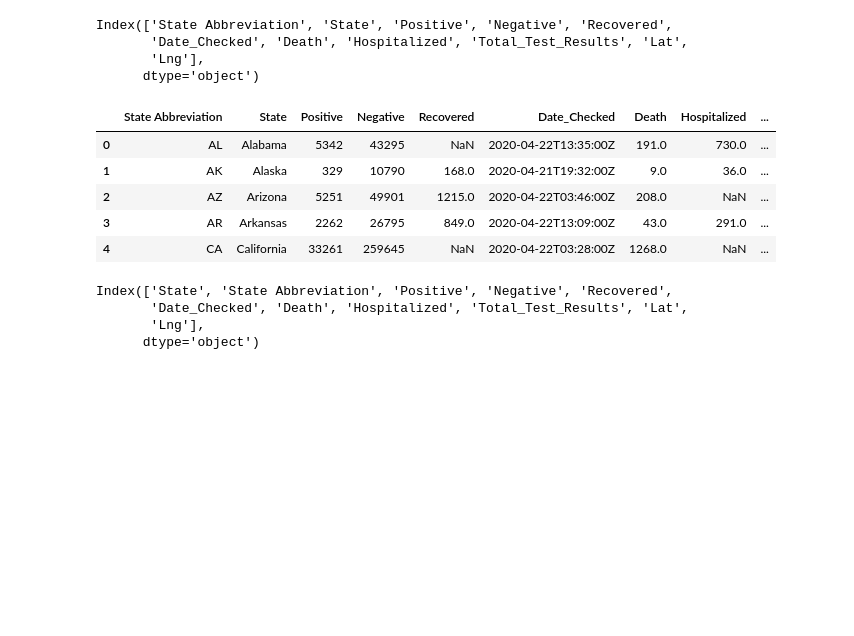
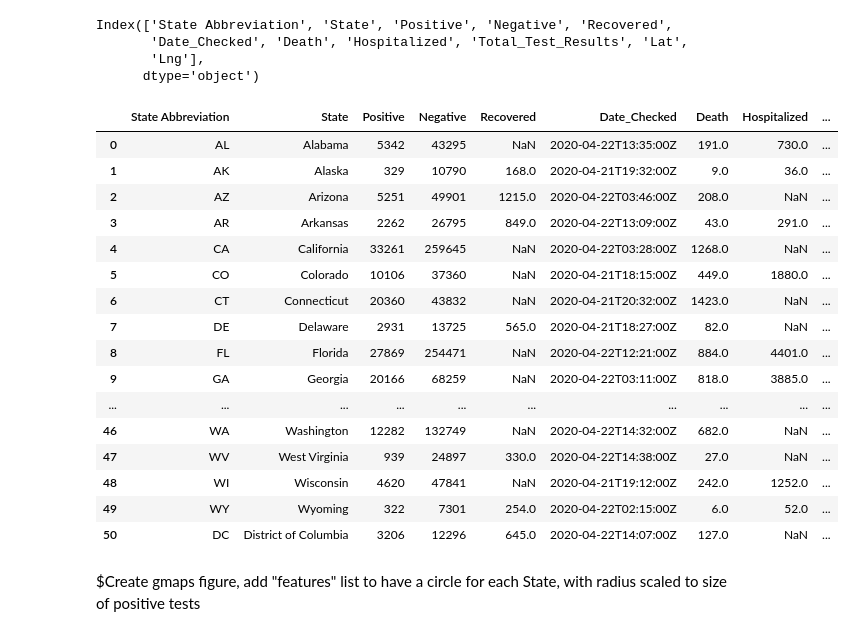
Before and after one commit to zenfinity/MNvsNationalCovid, a Jupyter notebook: Team6Proj1_gmaps.ipynb, the cells around one changed output. Drawn from its saved outputs; the diff is of its cells as text; code cells hidden in the pictures; blank space fills up the shorter version.

```diff
--- a/Team6Proj1_gmaps.ipynb
+++ b/Team6Proj1_gmaps.ipynb
@@ -54,47 +55,55 @@ params = {"key": g_key}
 
 # Loop through the cities_pd and run a lat/long search for each city
 for index, row in revised_history_df.iterrows():
     base_url = "https://maps.googleapis.com/maps/api/geocode/json"
 
     state = row['State']
 
     # update address key value
     params['address'] = f"{state}"
 
     # make request
     states_lat_lng = requests.get(base_url, params=params)
 
     # print the cities_lat_lng url, avoid doing for public github repos in order to avoid exposing key
     # print(cities_lat_lng.url)
 
     # convert to json
     states_lat_lng = states_lat_lng.json()
 
     revised_history_df.loc[index, "Lat"] = states_lat_lng["results"][0]["geometry"]["location"]["lat"]
     revised_history_df.loc[index, "Lng"] = states_lat_lng["results"][0]["geometry"]["location"]["lng"]
 
 # Visualize to confirm lat lng appear
-revised_history_df.head()
+revised_history_df
 # %% [output]
 |  | State Abbreviation | State | Positive | Negative | Recovered | Date_Checked | Death | Hospitalized | ... |
 | 0 | AL | Alabama | 5342 | 43295 | NaN | 2020-04-22T13:35:00Z | 191.0 | 730.0 | ... |
 | 1 | AK | Alaska | 329 | 10790 | 168.0 | 2020-04-21T19:32:00Z | 9.0 | 36.0 | ... |
 | 2 | AZ | Arizona | 5251 | 49901 | 1215.0 | 2020-04-22T03:46:00Z | 208.0 | NaN | ... |
 | 3 | AR | Arkansas | 2262 | 26795 | 849.0 | 2020-04-22T13:09:00Z | 43.0 | 291.0 | ... |
 | 4 | CA | California | 33261 | 259645 | NaN | 2020-04-22T03:28:00Z | 1268.0 | NaN | ... |
+| 5 | CO | Colorado | 10106 | 37360 | NaN | 2020-04-21T18:15:00Z | 449.0 | 1880.0 | ... |
+| 6 | CT | Connecticut | 20360 | 43832 | NaN | 2020-04-21T20:32:00Z | 1423.0 | NaN | ... |
+| 7 | DE | Delaware | 2931 | 13725 | 565.0 | 2020-04-21T18:27:00Z | 82.0 | NaN | ... |
+| 8 | FL | Florida | 27869 | 254471 | NaN | 2020-04-22T12:21:00Z | 884.0 | 4401.0 | ... |
+| 9 | GA | Georgia | 20166 | 68259 | NaN | 2020-04-22T03:11:00Z | 818.0 | 3885.0 | ... |
+| ... | ... | ... | ... | ... | ... | ... | ... | ... | ... |
+| 46 | WA | Washington | 12282 | 132749 | NaN | 2020-04-22T14:32:00Z | 682.0 | NaN | ... |
+| 47 | WV | West Virginia | 939 | 24897 | 330.0 | 2020-04-22T14:38:00Z | 27.0 | NaN | ... |
+| 48 | WI | Wisconsin | 4620 | 47841 | NaN | 2020-04-21T19:12:00Z | 242.0 | 1252.0 | ... |
+| 49 | WY | Wyoming | 322 | 7301 | 254.0 | 2020-04-22T02:15:00Z | 6.0 | 52.0 | ... |
+| 50 | DC | District of Columbia | 3206 | 12296 | 645.0 | 2020-04-22T14:07:00Z | 127.0 | NaN | ... |
+# %% [markdown]
+$Create gmaps figure, add "features" list to have a circle for each State, with radius
+scaled to size of positive tests
 # %%
-#Create gmaps figure, add "features" list to have a circle for each State, with radius
-#scaled to size of positive tests per thousand populace
+#(couldn't get this per thousand populace piece to work)
 
-pop_byState_df = pd.read_csv("./Output_Data/Census_State_Population_20200422.csv")
-revised_history_df = revised_history_df[['State','State Abbreviation','Positive','Negative','Recovered','Date_Checked','Death','Hospitalized','Total_Test_Results','Lat','Lng']]
+#pop_byState_df = pd.read_csv("./Output_Data/Census_State_Population_20200422.csv")
+#revised_history_df = revised_history_df[['State','State Abbreviation','Positive','Negative','Recovered','Date_Checked','Death','Hospitalized','Total_Test_Results','Lat','Lng']]
 #revised_history_df=pd.merge(history_df,pop_byState_df,on="State", how="left")
-revised_history_df.columns
+#revised_history_df.columns
-# %% [output]
-Index(['State', 'State Abbreviation', 'Positive', 'Negative', 'Recovered',
-       'Date_Checked', 'Death', 'Hospitalized', 'Total_Test_Results', 'Lat',
-       'Lng'],
-      dtype='object')
 # %%
 positive = np.sqrt(revised_history_df['Positive']).astype(float)*1000
 locations = revised_history_df[['Lat', 'Lng']]
```
Also changed, not shown: parts of 8 cells of this notebook, 4 other files.
